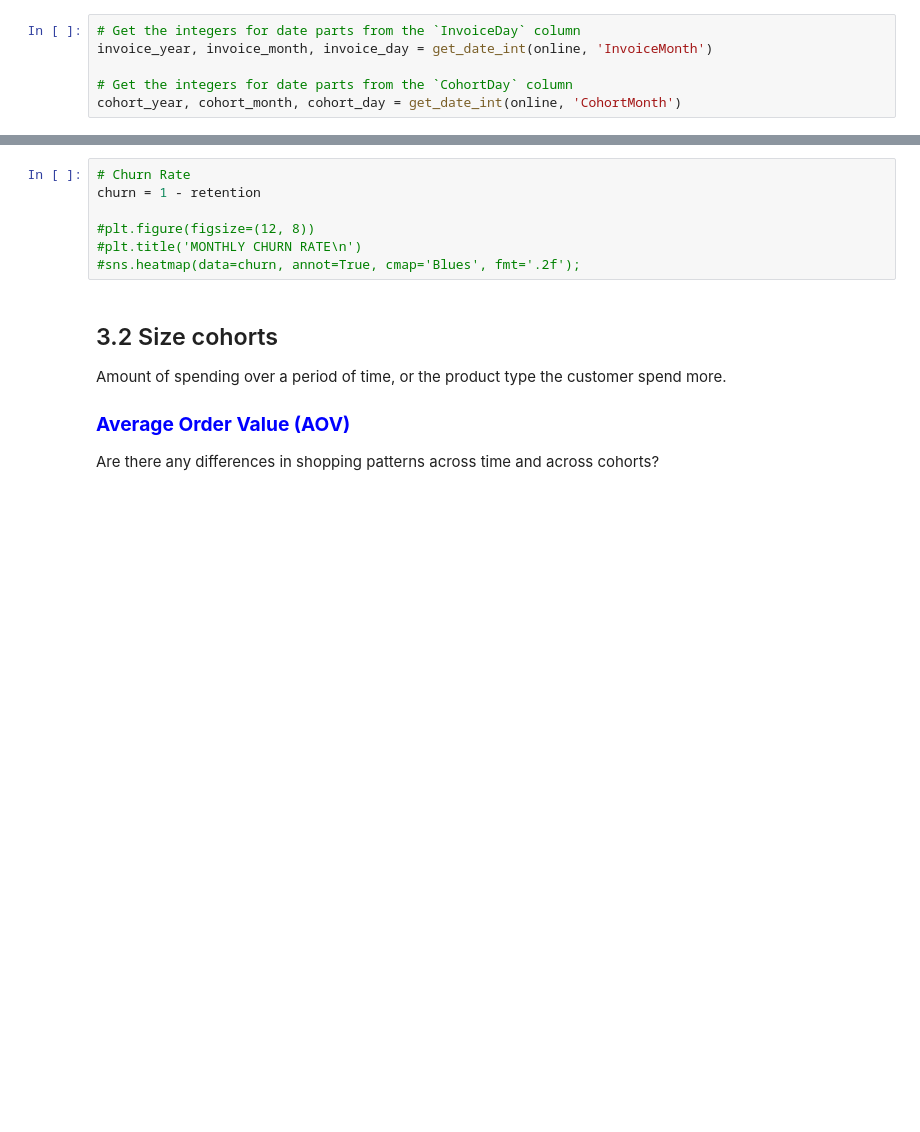
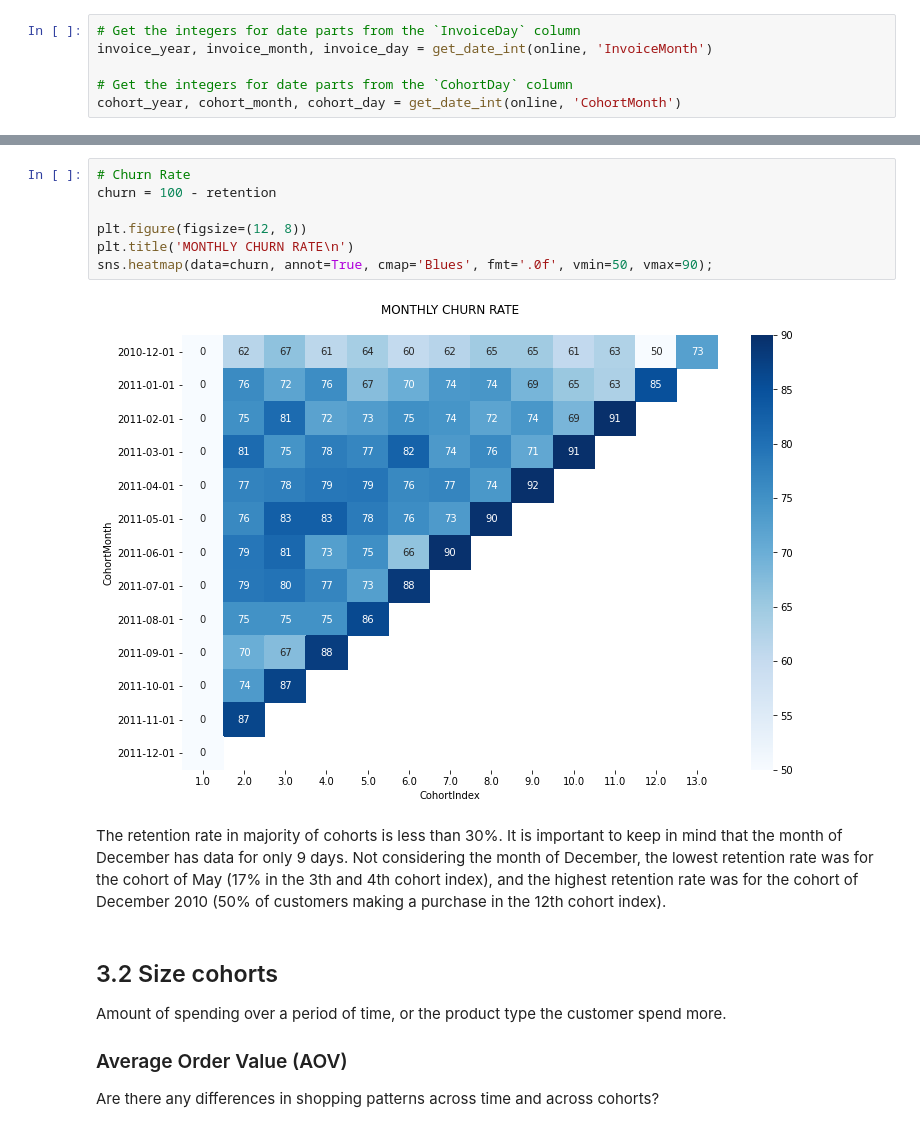
Before and after one commit to selenerc/Cohort-Analysis-and-CLTV, a Jupyter notebook: Cohort-Analysis-CLV.ipynb, the cells around one changed output, grey strips where cells are left out. Cells and saved outputs as stored; diff of their text form; blank space fills up the shorter version.

```diff
--- a/Cohort-Analysis-CLV.ipynb
+++ b/Cohort-Analysis-CLV.ipynb
@@ -229,16 +210,20 @@ sns.set_style("ticks")
 # %%
 # Churn Rate
-churn = 1 - retention
+churn = 100 - retention
 
-#plt.figure(figsize=(12, 8))
-#plt.title('MONTHLY CHURN RATE\n')
-#sns.heatmap(data=churn, annot=True, cmap='Blues', fmt='.2f');
+plt.figure(figsize=(12, 8))
+plt.title('MONTHLY CHURN RATE\n')
+sns.heatmap(data=churn, annot=True, cmap='Blues', fmt='.0f', vmin=50, vmax=90);
+# %% [output]
+[figure, added]
+# %% [markdown]
+The retention rate in majority of cohorts is less than 30%. It is important to keep in mind that the month of December has data for only 9 days. Not considering the month of December, the lowest retention rate was for the cohort of May (17% in the 3th and 4th cohort index), and the highest retention rate was for the cohort of December 2010 (50% of customers making a purchase in the 12th cohort index).
 # %% [markdown]
 ## 3.2 Size cohorts
 
 Amount of spending over a period of time, or the product type the customer spend more.
 
-### <font color=blue>__Average Order Value (AOV)__</font>
+### Average Order Value (AOV)
 Are there any differences in shopping patterns across time and across cohorts?
 # %%
 # Calculate total amount spent per invoice
```
Also changed, not shown: parts of 28 cells of this notebook.
